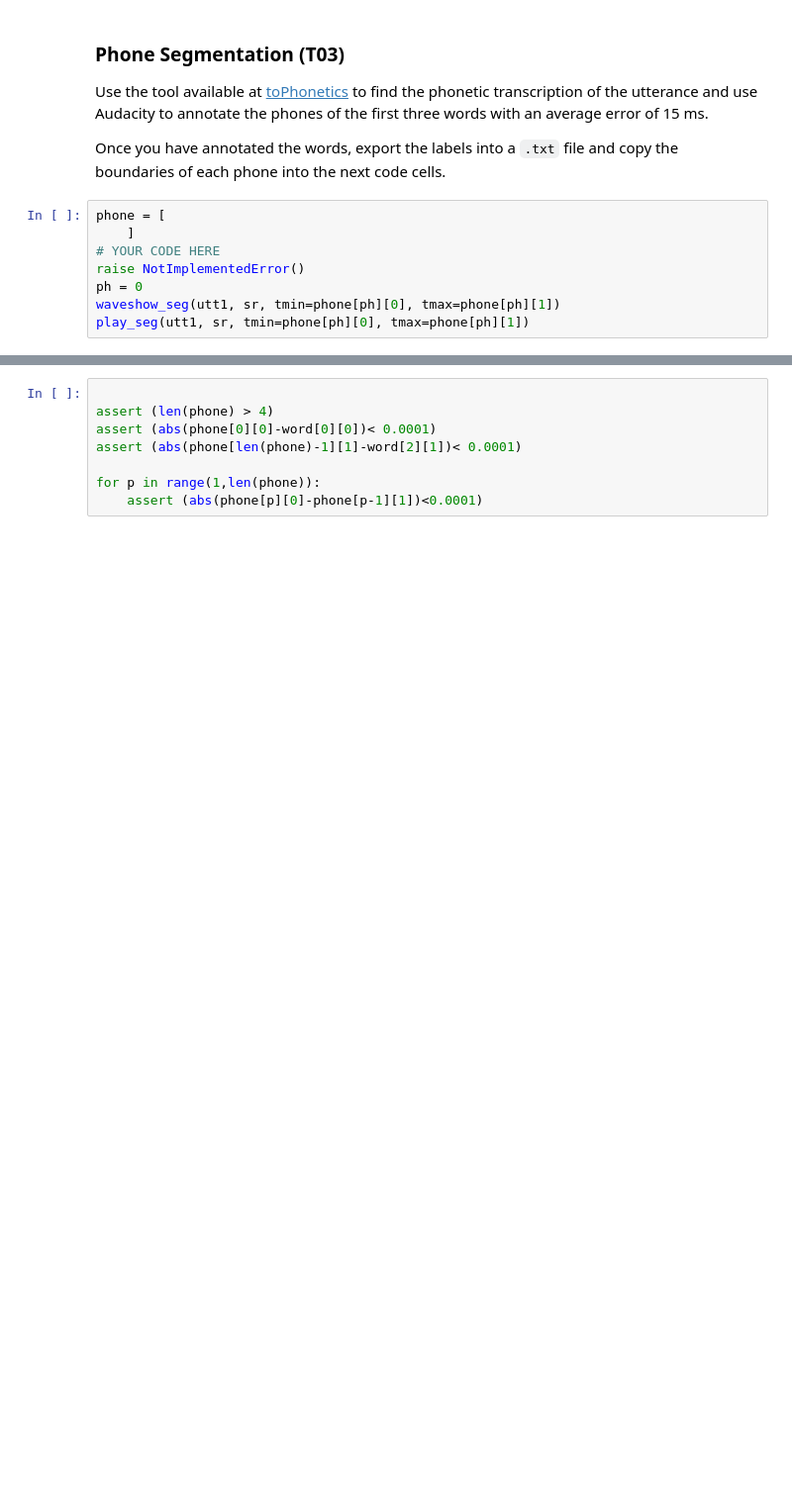
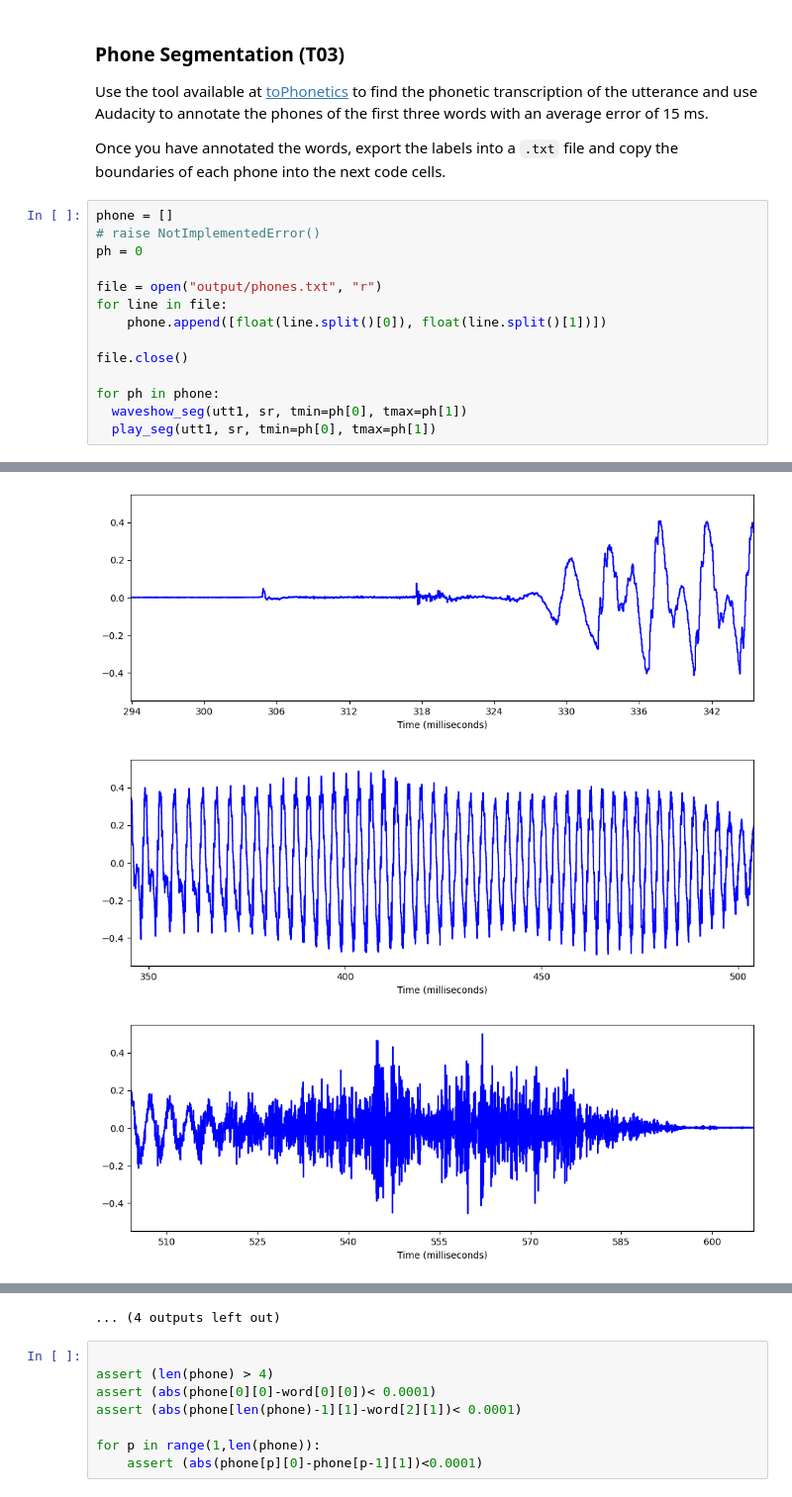
Before and after one commit to danieleavolio/Spoken-Language-Processing, a Jupyter notebook: Lab/Assignment1/slp-lab1.ipynb, the cells around one changed output, grey strips where cells are left out. Shown at 99% size. Drawn from its saved outputs; the diff is of its cells as text; blank space fills up the shorter version.

```diff
--- a/Lab/Assignment1/slp-lab1.ipynb
+++ b/Lab/Assignment1/slp-lab1.ipynb
@@ -244,10 +254,17 @@ Use the tool available at [toPhonetics](https://tophonetics.com) to find the pho
 
 Once you have annotated the words, export the labels into a `.txt` file and copy the boundaries of each phone into the next code cells.
 # %%
-phone = [
-    ]
-# YOUR CODE HERE
-raise NotImplementedError()
+phone = []
+# raise NotImplementedError()
 ph = 0
-waveshow_seg(utt1, sr, tmin=phone[ph][0], tmax=phone[ph][1])
-play_seg(utt1, sr, tmin=phone[ph][0], tmax=phone[ph][1])
+
+file = open("output/phones.txt", "r")
+for line in file:
+    phone.append([float(line.split()[0]), float(line.split()[1])])
+
+file.close()
+
+for ph in phone:
+  waveshow_seg(utt1, sr, tmin=ph[0], tmax=ph[1])
+  play_seg(utt1, sr, tmin=ph[0], tmax=ph[1])
+# %% [output]
@@ -253,0 +279,3 @@ play_seg(utt1, sr, tmin=phone[ph][0], tmax=phone[ph][1])
+[figure, added]
+[figure, added]
+[figure, added]
@@ -254,3 +283,4 @@ play_seg(utt1, sr, tmin=phone[ph][0], tmax=phone[ph][1])
+... (4 outputs left out)
 # %%
 
 assert (len(phone) > 4)
```
Also changed, not shown: parts of 7 cells of this notebook, 5 other files.
